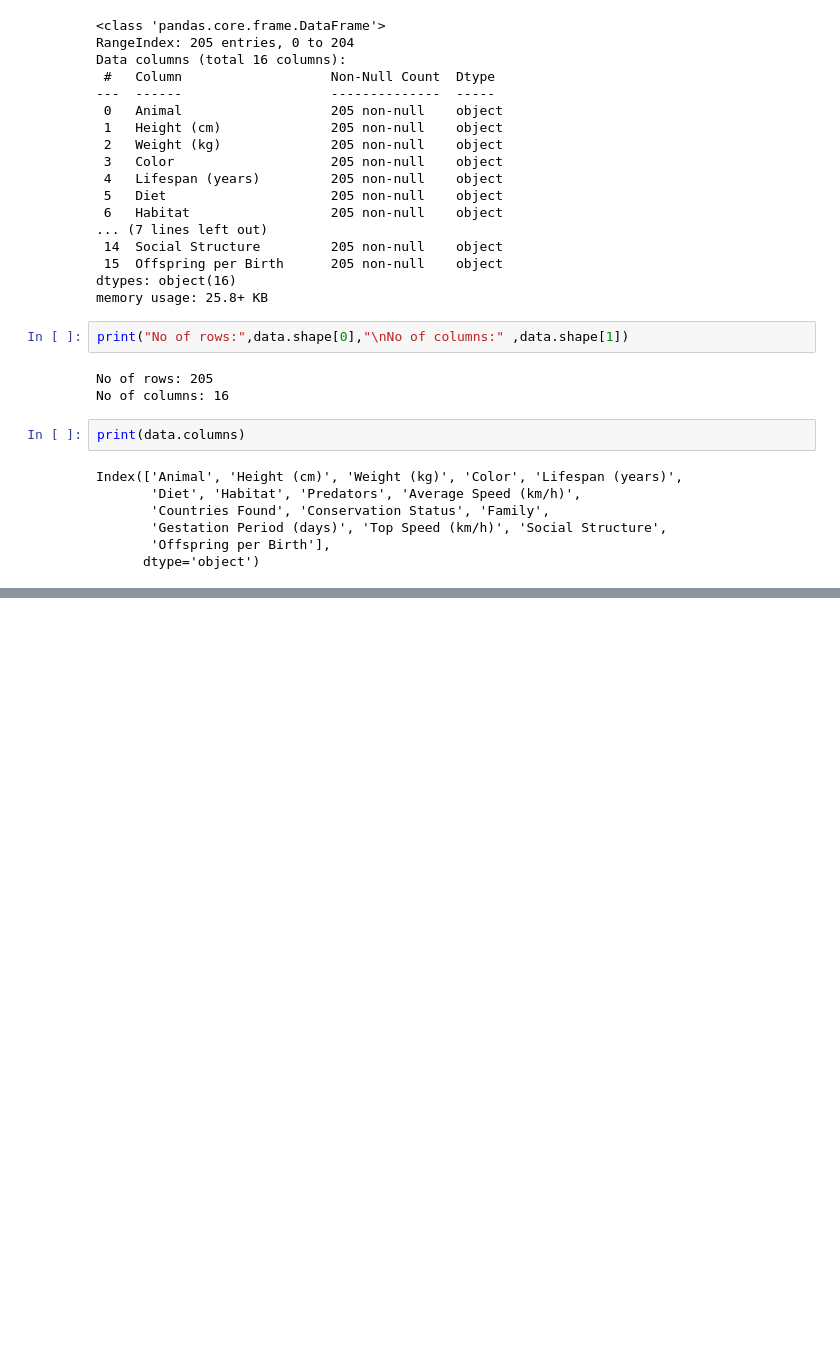
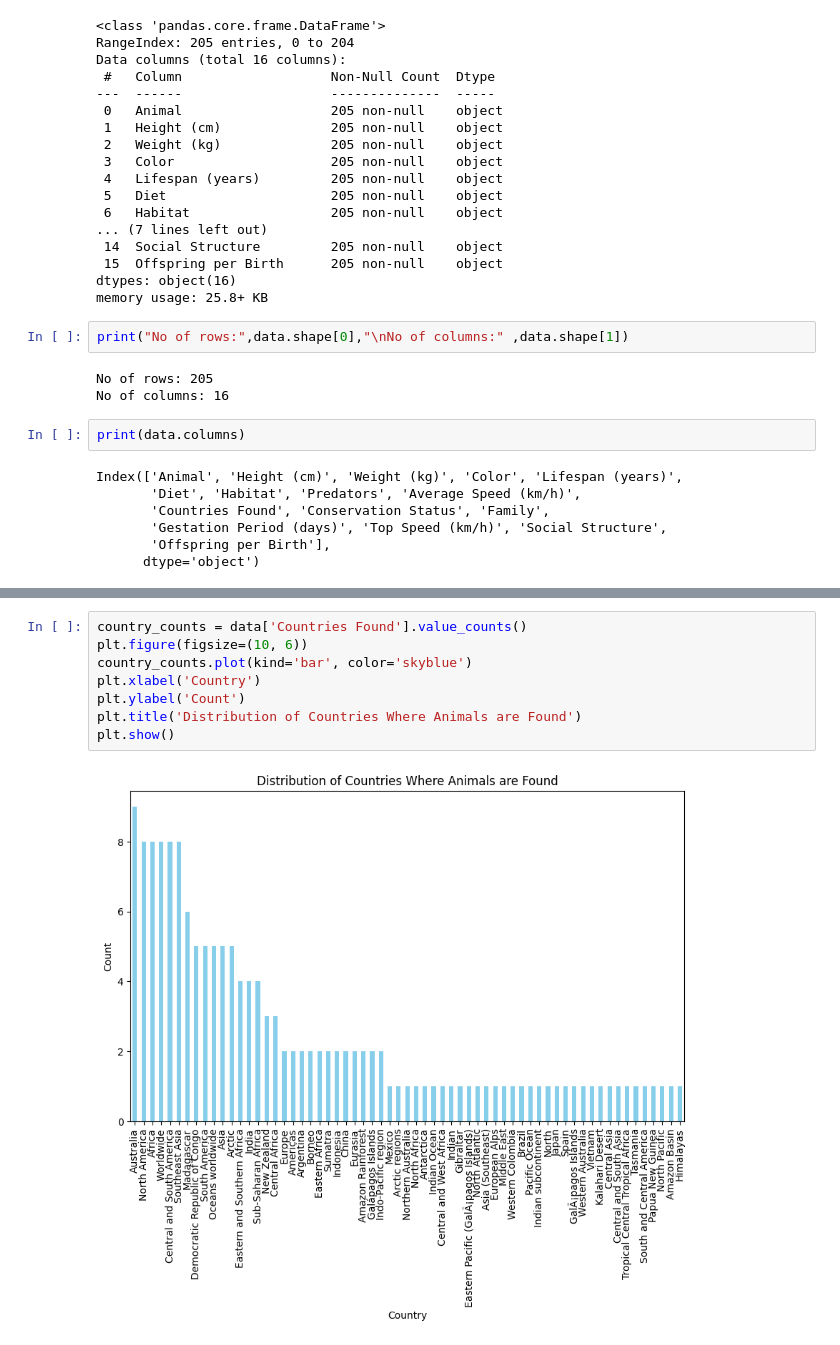
Before and after one commit to Vedant2022/EDA-Projects, a Jupyter notebook: Animals_EDA.ipynb, the cells around one changed output, grey strips where cells are left out. Saved outputs shown, nothing was run; the diff lists cells and outputs as text; blank space fills up the shorter version.

Commit message:
Animals EDA Part 2

```diff
--- a/Animals_EDA.ipynb
+++ b/Animals_EDA.ipynb
@@ -63,0 +318,10 @@ for x in ['Height (cm)','Weight (kg)','Lifespan (years)','Average Speed (km/h)',
+# %%
+country_counts = data['Countries Found'].value_counts()
+plt.figure(figsize=(10, 6))
+country_counts.plot(kind='bar', color='skyblue')
+plt.xlabel('Country')
+plt.ylabel('Count')
+plt.title('Distribution of Countries Where Animals are Found')
+plt.show()
+# %% [output]
+[figure, added]
```
Also changed, not shown: parts of 27 cells of this notebook.
